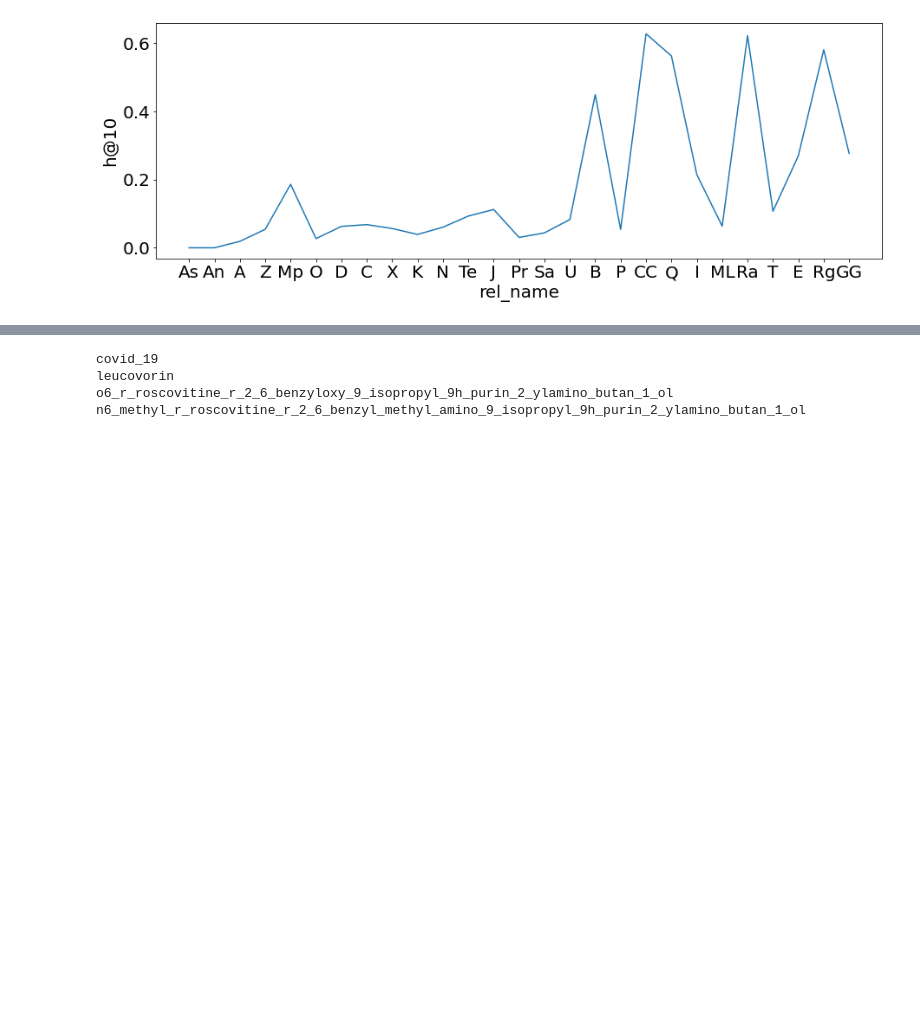
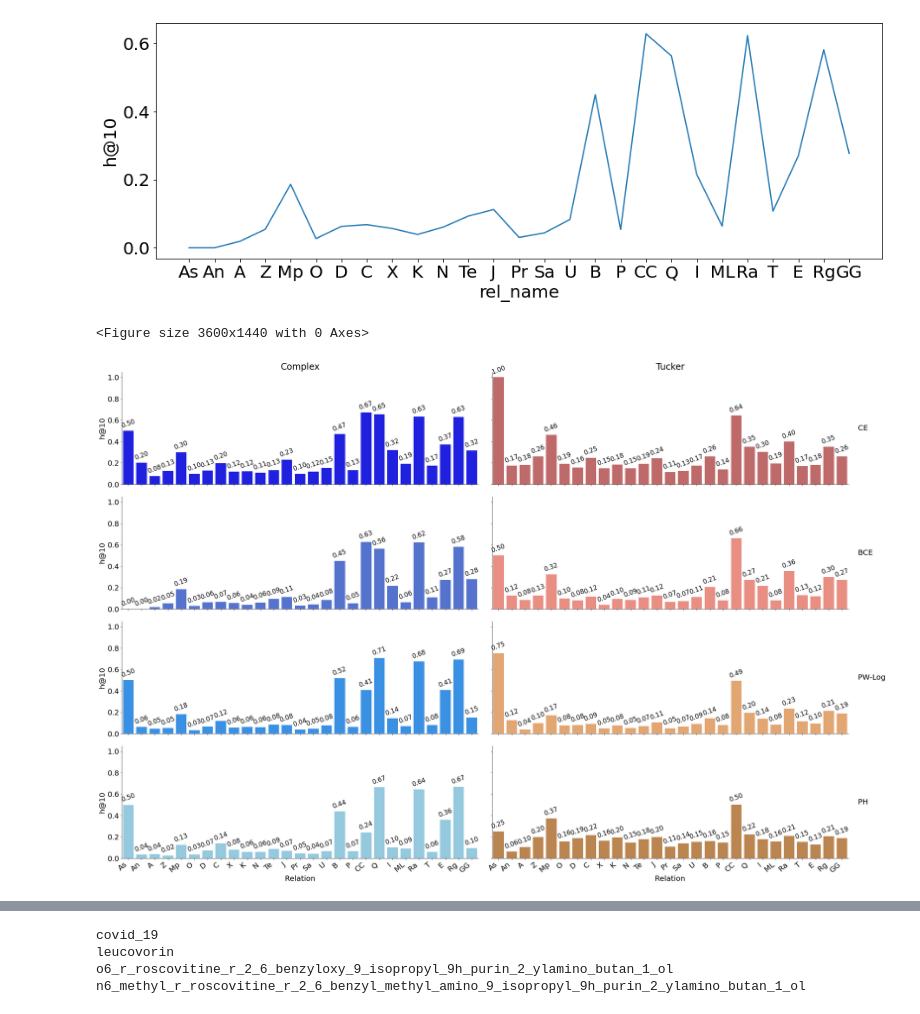
Before and after one commit to NinaCalvi/Aladdin, a Jupyter notebook: biolink/COVID results analysis/NEWCOVAnalysis.ipynb, the cells around one changed output, grey strips where cells are left out. Saved outputs shown, nothing was run; the diff lists cells and outputs as text; code cells hidden in the pictures; blank space fills up the shorter version.

```diff
--- a/biolink/COVID results analysis/NEWCOVAnalysis.ipynb
+++ b/biolink/COVID results analysis/NEWCOVAnalysis.ipynb
@@ -427 +607,9 @@ def plot_all_rels(dfs, labels, save=None):
+# %%
+dfs = [ce_cp, bce_cp, pw_cp, ph_cp, ce_tuck, bce_tuck, pw_tuck, ph_tuck]
+labels = [ 'CE Complex', 'BCE Complex', 'PW-Log Complex', 'PH Complex', 'CE Tucker', 'BCE Tucker', \
+          'PW-Log Tucker', 'PH Tucker']
+plot_all_rels(dfs, labels, annotation=True)
+# %% [output]
+<Figure size 3600x1440 with 0 Axes>
+[figure, added]
 # %%
```
Also changed, not shown: parts of 22 cells of this notebook, 34 other files.
